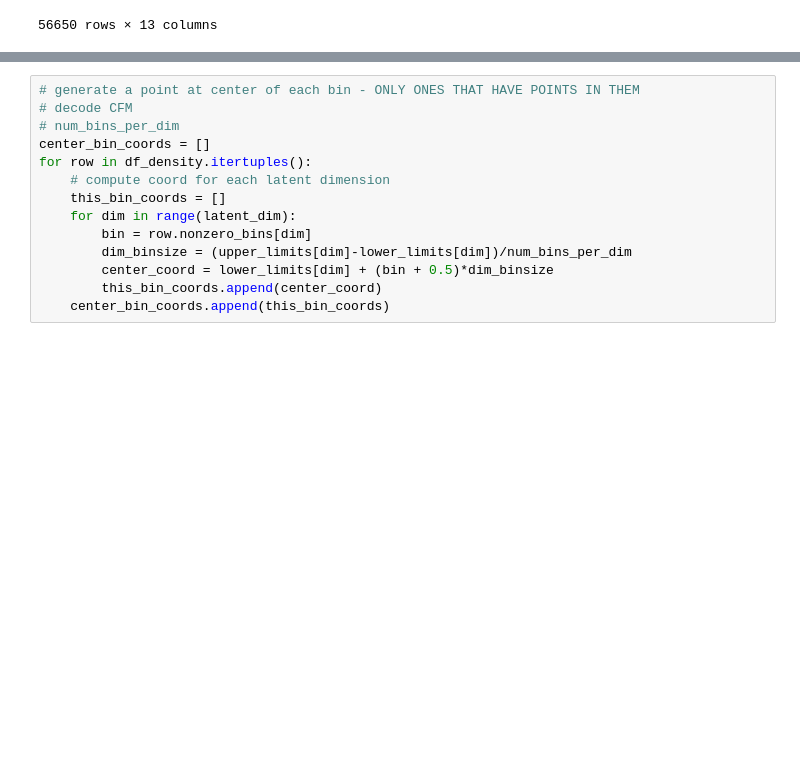
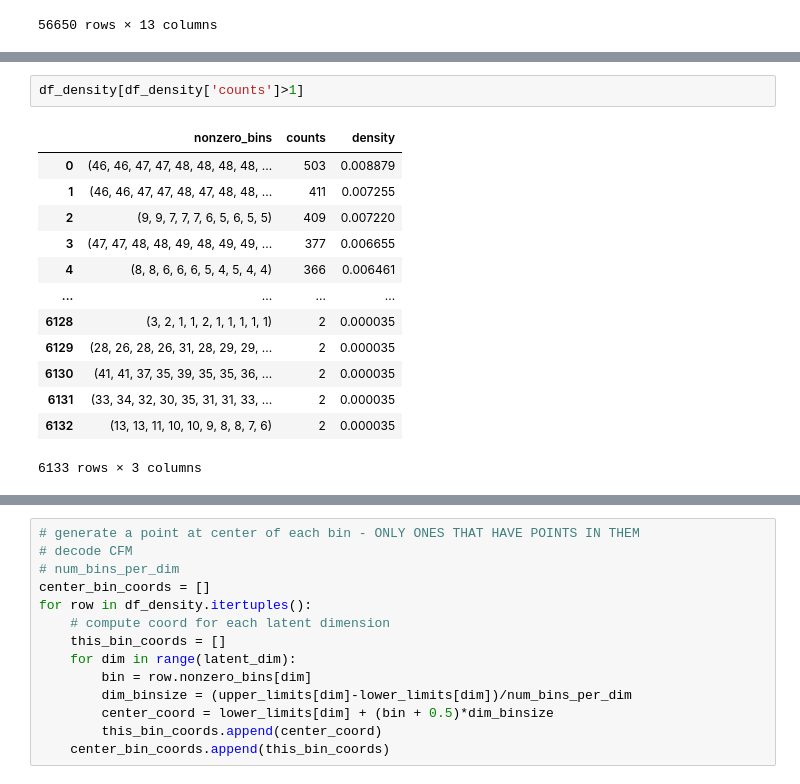
Before and after one commit to draeloslab/mm-vae, a Jupyter notebook: myopic_trajectories.ipynb, the cells around one changed output, grey strips where cells are left out. Drawn from its saved outputs; the diff is of its cells as text; blank space fills up the shorter version.

```diff
--- a/myopic_trajectories.ipynb
+++ b/myopic_trajectories.ipynb
@@ -897,0 +966,16 @@ df_density
+# %%
+df_density[df_density['counts']>1]
+# %% [output]
+|  | nonzero_bins | counts | density |
+| 0 | (46, 46, 47, 47, 48, 48, 48, 48, ... | 503 | 0.008879 |
+| 1 | (46, 46, 47, 47, 48, 47, 48, 48, ... | 411 | 0.007255 |
+| 2 | (9, 9, 7, 7, 7, 6, 5, 6, 5, 5) | 409 | 0.007220 |
+| 3 | (47, 47, 48, 48, 49, 48, 49, 49, ... | 377 | 0.006655 |
+| 4 | (8, 8, 6, 6, 6, 5, 4, 5, 4, 4) | 366 | 0.006461 |
+| ... | ... | ... | ... |
+| 6128 | (3, 2, 1, 1, 2, 1, 1, 1, 1, 1) | 2 | 0.000035 |
+| 6129 | (28, 26, 28, 26, 31, 28, 29, 29, ... | 2 | 0.000035 |
+| 6130 | (41, 41, 37, 35, 39, 35, 35, 36, ... | 2 | 0.000035 |
+| 6131 | (33, 34, 32, 30, 35, 31, 31, 33, ... | 2 | 0.000035 |
+| 6132 | (13, 13, 11, 10, 10, 9, 8, 8, 7, 6) | 2 | 0.000035 |
+6133 rows × 3 columns
```
Also changed, not shown: parts of 14 cells of this notebook, 1 other file.
